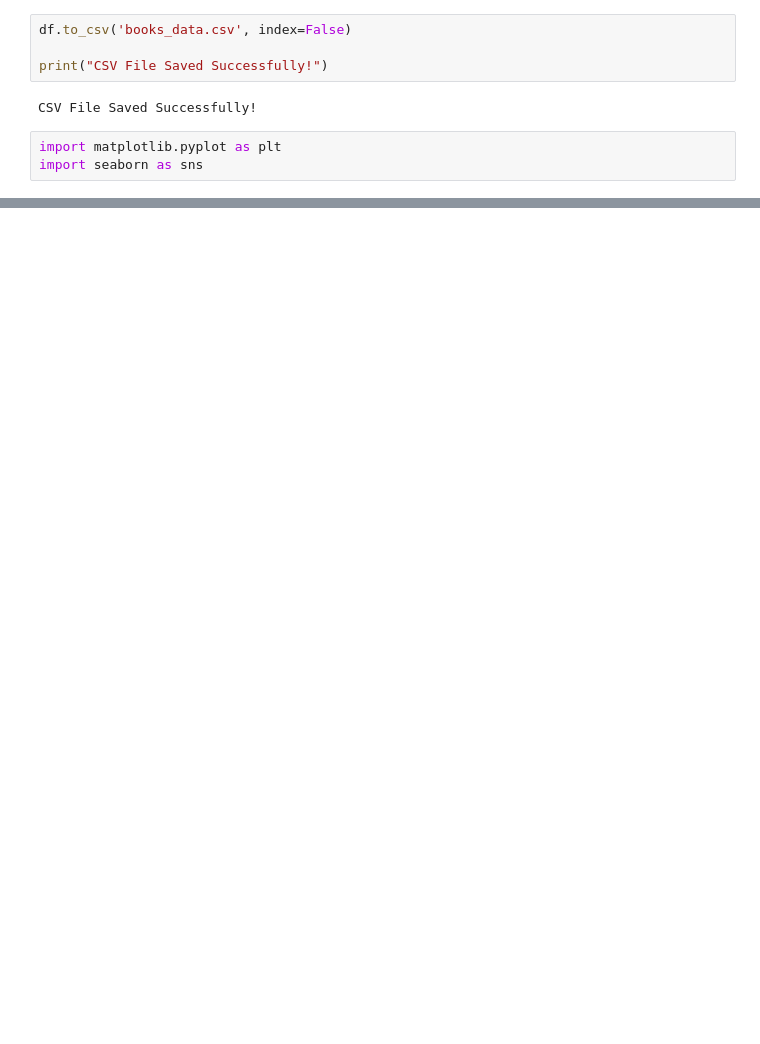
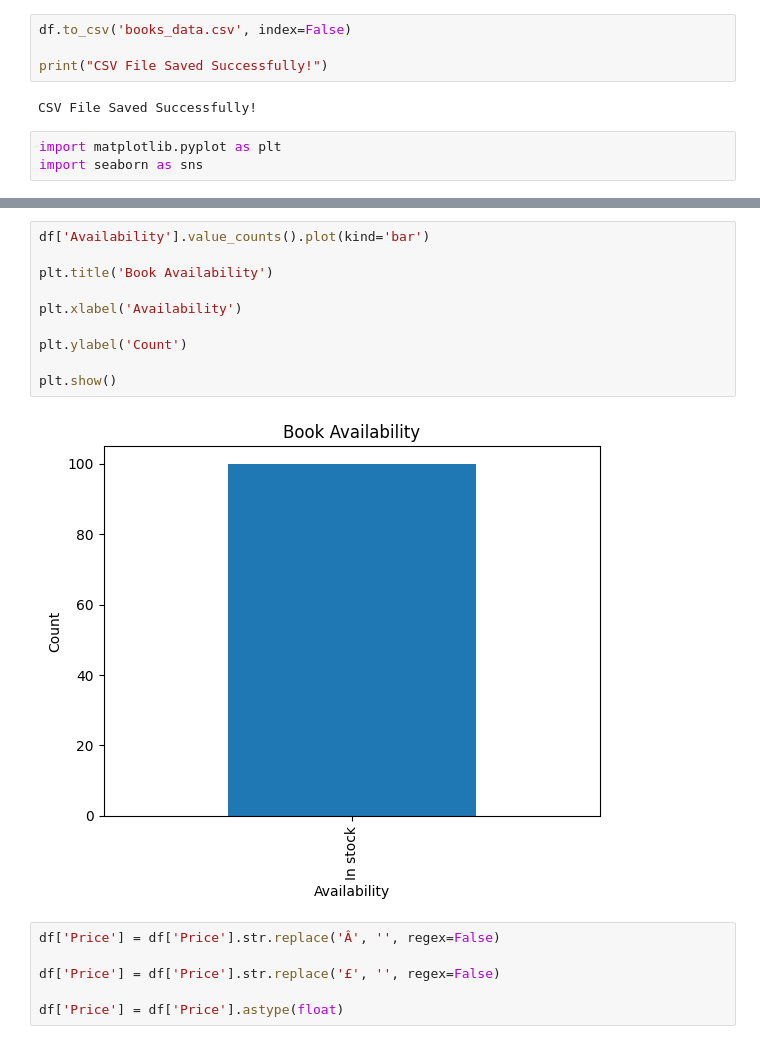
Before and after one commit to MeherunNessaEva/CodeAlpha_Web-Scrapping-Books, a Jupyter notebook: codeAlpha_webScrap(Book).ipynb, the cells around one changed output, grey strips where cells are left out. Drawn from its saved outputs; the diff is of its cells as text; blank space fills up the shorter version.

```diff
--- a/codeAlpha_webScrap(Book).ipynb
+++ b/codeAlpha_webScrap(Book).ipynb
@@ -145,0 +180,18 @@ plt.show()
+# %%
+df['Availability'].value_counts().plot(kind='bar')
+
+plt.title('Book Availability')
+
+plt.xlabel('Availability')
+
+plt.ylabel('Count')
+
+plt.show()
+# %% [output]
+[figure, added]
+# %%
+df['Price'] = df['Price'].str.replace('Â', '', regex=False)
+
+df['Price'] = df['Price'].str.replace('£', '', regex=False)
+
+df['Price'] = df['Price'].astype(float)
```
Also changed, not shown: parts of 17 cells of this notebook.
